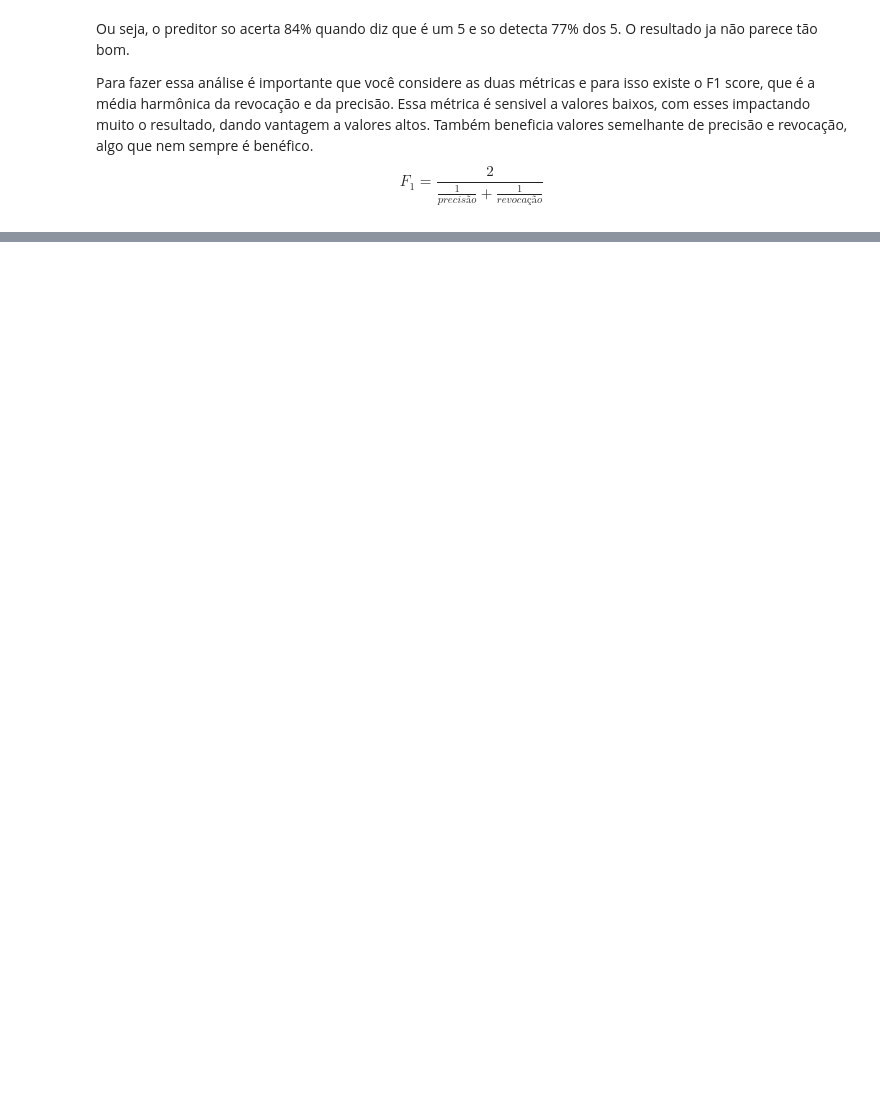
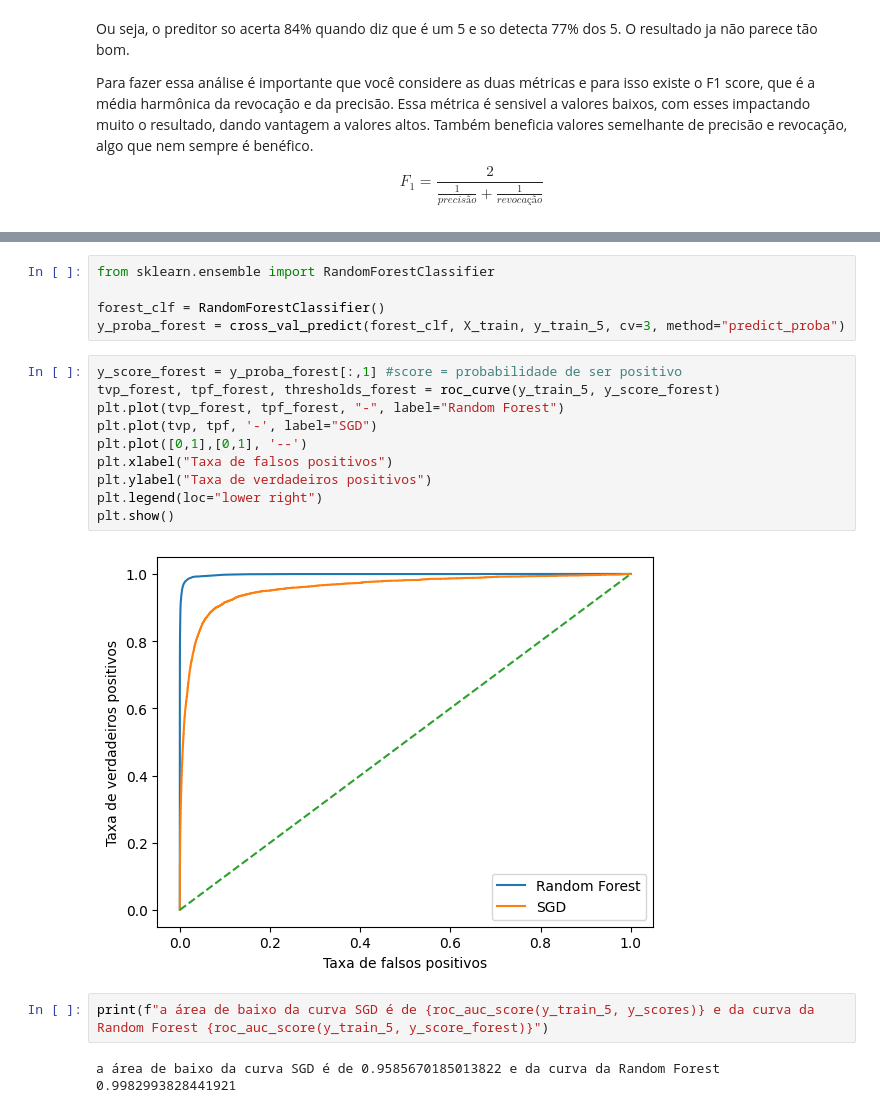
Before and after one commit to RafaelM0raes/HandsOn, a Jupyter notebook: Classificação.ipynb, the cells around one changed output, grey strips where cells are left out. Saved outputs shown, nothing was run; the diff lists cells and outputs as text; blank space fills up the shorter version.

```diff
--- a/Classificação.ipynb
+++ b/Classificação.ipynb
@@ -131,0 +150,21 @@ plt.show()
+# %%
+from sklearn.ensemble import RandomForestClassifier
+
+forest_clf = RandomForestClassifier()
+y_proba_forest = cross_val_predict(forest_clf, X_train, y_train_5, cv=3, method="predict_proba")
+# %%
+y_score_forest = y_proba_forest[:,1] #score = probabilidade de ser positivo
+tvp_forest, tpf_forest, thresholds_forest = roc_curve(y_train_5, y_score_forest)
+plt.plot(tvp_forest, tpf_forest, "-", label="Random Forest")
+plt.plot(tvp, tpf, '-', label="SGD")
+plt.plot([0,1],[0,1], '--')
+plt.xlabel("Taxa de falsos positivos")
+plt.ylabel("Taxa de verdadeiros positivos")
+plt.legend(loc="lower right")
+plt.show()
+# %% [output]
+[figure, added]
+# %%
+print(f"a área de baixo da curva SGD é de {roc_auc_score(y_train_5, y_scores)} e da curva da Random Forest {roc_auc_score(y_train_5, y_score_forest)}")
+# %% [output]
+a área de baixo da curva SGD é de 0.9585670185013822 e da curva da Random Forest 0.9982993828441921
```
Also changed, not shown: parts of 24 cells of this notebook.
